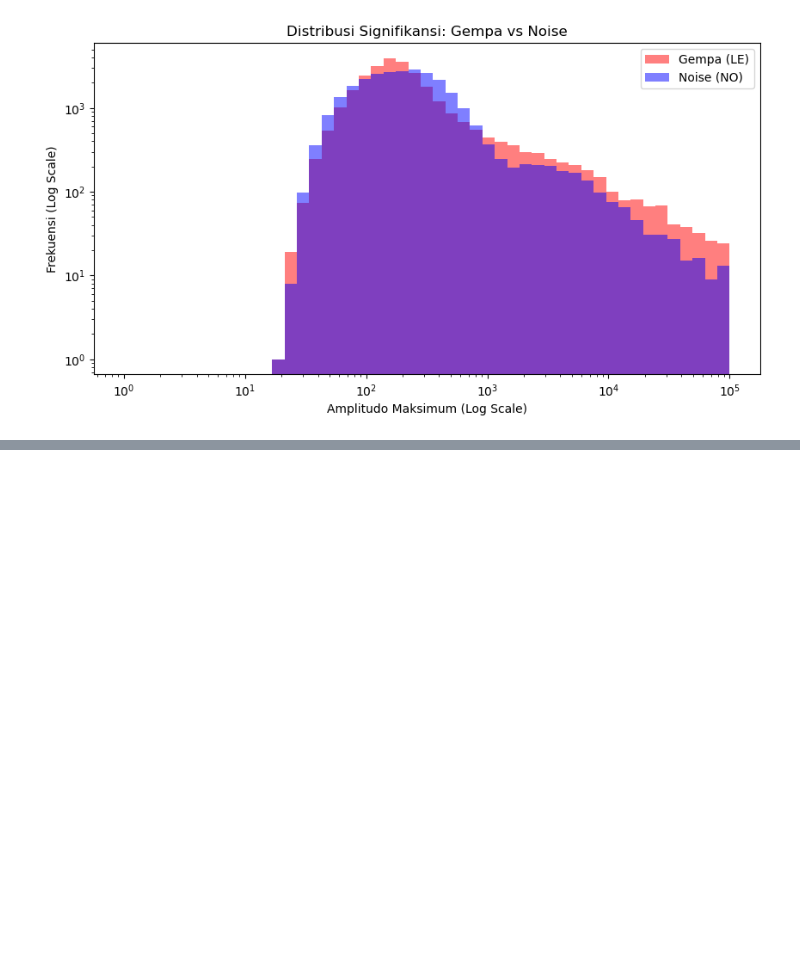
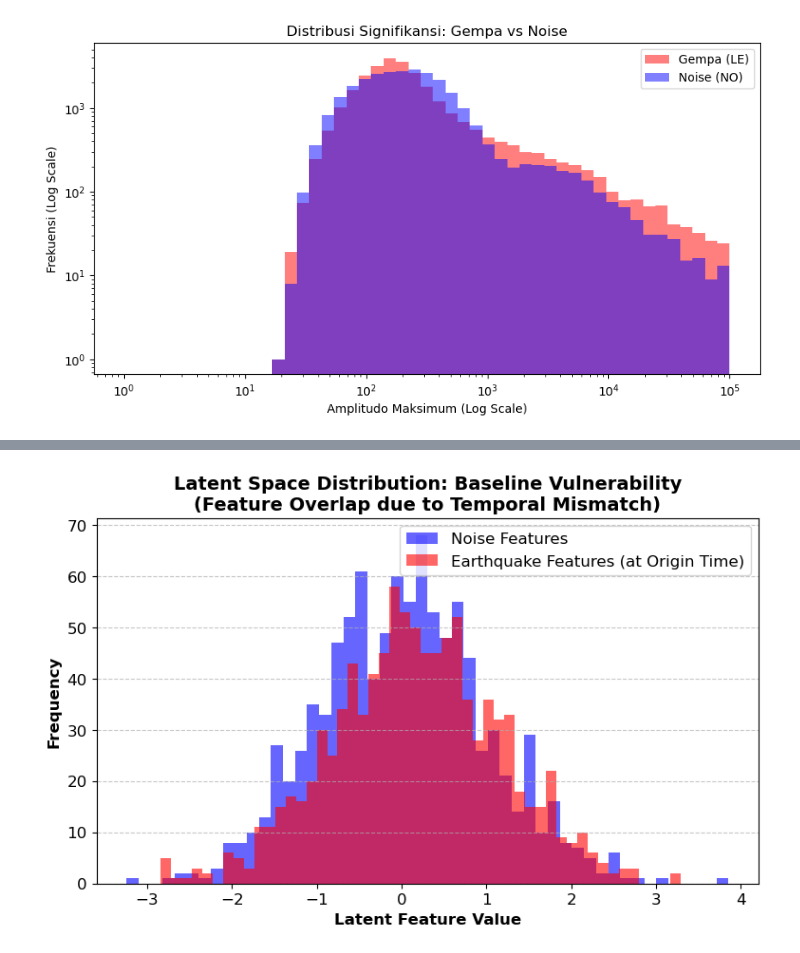
Before and after one commit to verykurniabakti/seismiccode, a Jupyter notebook: mcu_quake/code_gen_trying/indonesia_jaya_benchmarking_data/investigator_visualisator.ipynb, the cells around one changed output, grey strips where cells are left out. Drawn from its saved outputs; the diff is of its cells as text; code cells hidden in the pictures; blank space fills up the shorter version.

```diff
--- a/mcu_quake/code_gen_trying/indonesia_jaya_benchmarking_data/investigator_visualisator.ipynb
+++ b/mcu_quake/code_gen_trying/indonesia_jaya_benchmarking_data/investigator_visualisator.ipynb
@@ -413,0 +777,24 @@ else:
+# %%
+# -*- coding: utf-8 -*-
+import matplotlib.pyplot as plt
+import numpy as np
+import os
+
+# Simulasi distribusi fitur laten untuk ilustrasi "Kebutaan Temporal"
+# Karena pada saat Origin Time, gempa terlihat sama dengan noise
+np.random.seed(42)
+noise_features = np.random.normal(loc=0, scale=1, size=1000)
+earthquake_features = np.random.normal(loc=0.1, scale=1, size=1000) # Sangat mirip dengan noise
+
+plt.figure(figsize=(9, 5))
+plt.hist(noise_features, bins=50, alpha=0.6, label='Noise Features', color='blue')
+plt.hist(earthquake_features, bins=50, alpha=0.6, label='Earthquake Features (at Origin Time)', color='red')
+plt.title('Latent Space Distribution: Baseline Vulnerability\n(Feature Overlap due to Temporal Mismatch)', fontsize=14, fontweight='bold')
+plt.xlabel('Latent Feature Value', fontweight='bold')
+plt.ylabel('Frequency', fontweight='bold')
+plt.legend()
+plt.grid(axis='y', linestyle='--', alpha=0.7)
+plt.savefig(os.path.join(PATH_DEMO_DIR, 'Latent_Space_Distribution.jpg'), dpi=300)
+plt.show()
+# %% [output]
+[figure, added]
```
Also changed, not shown: parts of 8 cells of this notebook, 4 other files.
